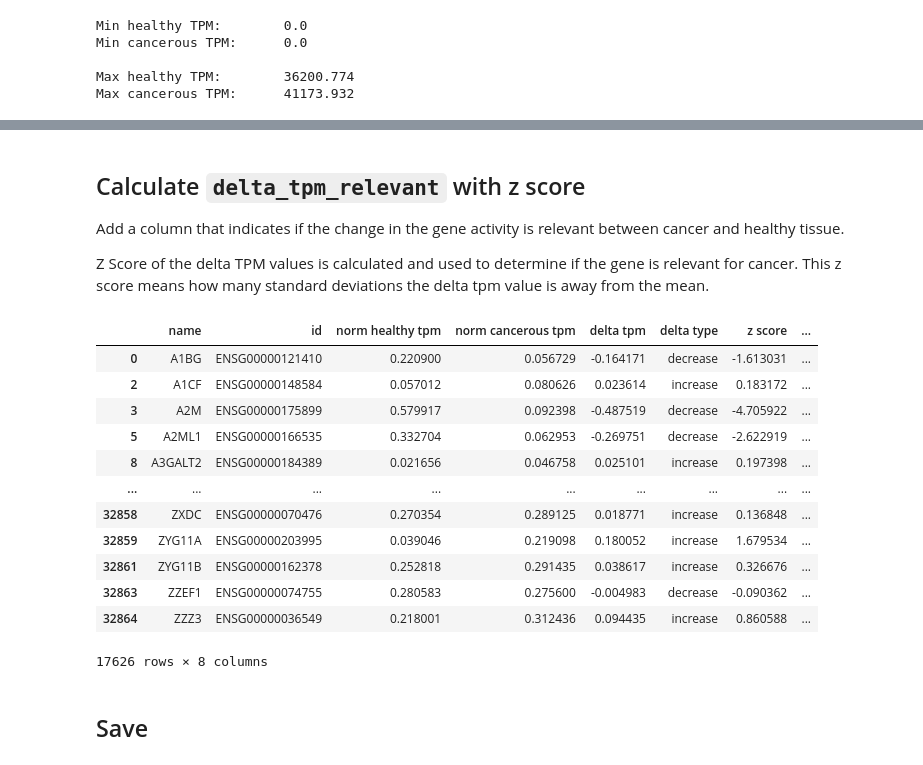
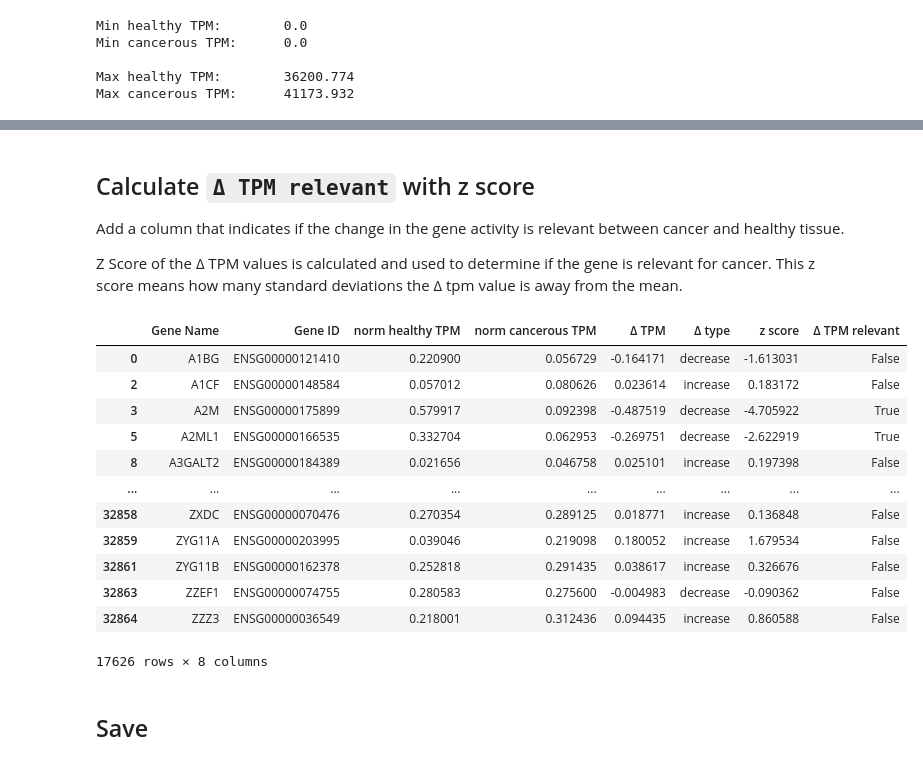
Before and after one commit to SiBergmann/gene_activity_in_lung_cancer, a Jupyter notebook: code/gene_nodes.ipynb, the cells around one changed output, grey strips where cells are left out. Drawn from its saved outputs; the diff is of its cells as text; code cells hidden in the pictures.

```diff
--- a/code/gene_nodes.ipynb
+++ b/code/gene_nodes.ipynb
@@ -38,10 +39,10 @@ len(protein_genes)
 df_nodes_cancer = df_cmp.copy()
 df_nodes_healthy = df_gtex.copy()
 
-df_nodes_genes = df_nodes_cancer.merge(df_nodes_healthy, on='id', how='inner')
+df_nodes_genes = df_nodes_cancer.merge(df_nodes_healthy, on='Gene ID', how='inner')
 
 # filter out those without gene-protein connection
-df_nodes_genes = df_nodes_genes[df_nodes_genes['id'].isin(protein_genes)]
+df_nodes_genes = df_nodes_genes[df_nodes_genes['Gene ID'].isin(protein_genes)]
 
 print(f"There are {df_nodes_genes.shape[0]} rows in the merged dataset. All have a healthy and a cancer TPM value.")
 
@@ -90,15 +91,15 @@ Max healthy TPM:        36200.774
 Max cancerous TPM:      41173.932
 # %%
 # min and max over two datasets
-min_tpm = min(df_nodes_genes['healthy tpm'].min(),
-              df_nodes_genes['cancerous tpm'].min()
+min_tpm = min(df_nodes_genes['healthy TPM'].min(),
+              df_nodes_genes['cancerous TPM'].min()
               )
-max_tpm = max(df_nodes_genes['healthy tpm'].max(),
-              df_nodes_genes['cancerous tpm'].max()
+max_tpm = max(df_nodes_genes['healthy TPM'].max(),
+              df_nodes_genes['cancerous TPM'].max()
               )
 
 # perform log normalization
-df_nodes_genes['norm healthy tpm'] = log_norm_scaling(df_nodes_genes['healthy tpm'], min_tpm, max_tpm)
-df_nodes_genes['norm cancerous tpm'] = log_norm_scaling(df_nodes_genes['cancerous tpm'], min_tpm, max_tpm)
+df_nodes_genes['norm healthy TPM'] = log_norm_scaling(df_nodes_genes['healthy TPM'], min_tpm, max_tpm)
+df_nodes_genes['norm cancerous TPM'] = log_norm_scaling(df_nodes_genes['cancerous TPM'], min_tpm, max_tpm)
 # %%
 # norm healthy tpm
@@ -119,4 +126,4 @@ plt.show()
 # %%
-df_nodes_genes.drop(columns=['healthy tpm', 'cancerous tpm'], inplace=True)
+df_nodes_genes.drop(columns=['healthy TPM', 'cancerous TPM'], inplace=True)
 df_nodes_genes
 # %% [output]
@@ -138,8 +145,8 @@ df_nodes_genes
 
 value of the difference between the normalized cancerous tpm and normalized healthy tpm
 # %%
-df_nodes_genes['delta tpm'] = df_nodes_genes['norm cancerous tpm'] - df_nodes_genes['norm healthy tpm']
-df_nodes_genes['delta type'] = np.where(df_nodes_genes['delta tpm'] > 0, 'increase', 'decrease')
+df_nodes_genes['Δ TPM'] = df_nodes_genes['norm cancerous TPM'] - df_nodes_genes['norm healthy TPM']
+df_nodes_genes['Δ type'] = np.where(df_nodes_genes['Δ TPM'] > 0, 'increase', 'decrease')
 
 df_nodes_genes
 # %% [output]
@@ -169,31 +176,31 @@ plt.show()
 # %% [markdown]
-## Calculate `delta_tpm_relevant` with z score
+## Calculate `Δ TPM relevant` with z score
 Add a column that indicates if the change in the gene activity is relevant between cancer and healthy tissue.
 
 
-Z Score of the delta TPM values is calculated and used to determine if the gene is relevant for cancer.
-This z score means how many standard deviations the delta tpm value is away from the mean.
+Z Score of the Δ TPM values is calculated and used to determine if the gene is relevant for cancer.
+This z score means how many standard deviations the Δ tpm value is away from the mean.
 # %%
-df_nodes_genes['z score'] = zscore(df_nodes_genes['delta tpm'])
+df_nodes_genes['z score'] = zscore(df_nodes_genes['Δ TPM'])
 
 # 1.96 for the highest 5% and the lowest 5% of the normal distribution
 z_threshold = 1.96
-df_nodes_genes['delta tpm relevant'] = df_nodes_genes['z score'].abs() > z_threshold
+df_nodes_genes['Δ TPM relevant'] = df_nodes_genes['z score'].abs() > z_threshold
 
 df_nodes_genes
 # %% [output]
-|  | name | id | norm healthy tpm | norm cancerous tpm | delta tpm | delta type | z score | ... |
-| 0 | A1BG | ENSG00000121410 | 0.220900 | 0.056729 | -0.164171 | decrease | -1.613031 | ... |
-| 2 | A1CF | ENSG00000148584 | 0.057012 | 0.080626 | 0.023614 | increase | 0.183172 | ... |
-| 3 | A2M | ENSG00000175899 | 0.579917 | 0.092398 | -0.487519 | decrease | -4.705922 | ... |
-| 5 | A2ML1 | ENSG00000166535 | 0.332704 | 0.062953 | -0.269751 | decrease | -2.622919 | ... |
-| 8 | A3GALT2 | ENSG00000184389 | 0.021656 | 0.046758 | 0.025101 | increase | 0.197398 | ... |
+|  | Gene Name | Gene ID | norm healthy TPM | norm cancerous TPM | Δ TPM | Δ type | z score | Δ TPM relevant |
+| 0 | A1BG | ENSG00000121410 | 0.220900 | 0.056729 | -0.164171 | decrease | -1.613031 | False |
+| 2 | A1CF | ENSG00000148584 | 0.057012 | 0.080626 | 0.023614 | increase | 0.183172 | False |
+| 3 | A2M | ENSG00000175899 | 0.579917 | 0.092398 | -0.487519 | decrease | -4.705922 | True |
+| 5 | A2ML1 | ENSG00000166535 | 0.332704 | 0.062953 | -0.269751 | decrease | -2.622919 | True |
+| 8 | A3GALT2 | ENSG00000184389 | 0.021656 | 0.046758 | 0.025101 | increase | 0.197398 | False |
 | ... | ... | ... | ... | ... | ... | ... | ... | ... |
-| 32858 | ZXDC | ENSG00000070476 | 0.270354 | 0.289125 | 0.018771 | increase | 0.136848 | ... |
-| 32859 | ZYG11A | ENSG00000203995 | 0.039046 | 0.219098 | 0.180052 | increase | 1.679534 | ... |
-| 32861 | ZYG11B | ENSG00000162378 | 0.252818 | 0.291435 | 0.038617 | increase | 0.326676 | ... |
-| 32863 | ZZEF1 | ENSG00000074755 | 0.280583 | 0.275600 | -0.004983 | decrease | -0.090362 | ... |
-| 32864 | ZZZ3 | ENSG00000036549 | 0.218001 | 0.312436 | 0.094435 | increase | 0.860588 | ... |
+| 32858 | ZXDC | ENSG00000070476 | 0.270354 | 0.289125 | 0.018771 | increase | 0.136848 | False |
+| 32859 | ZYG11A | ENSG00000203995 | 0.039046 | 0.219098 | 0.180052 | increase | 1.679534 | False |
+| 32861 | ZYG11B | ENSG00000162378 | 0.252818 | 0.291435 | 0.038617 | increase | 0.326676 | False |
+| 32863 | ZZEF1 | ENSG00000074755 | 0.280583 | 0.275600 | -0.004983 | decrease | -0.090362 | False |
+| 32864 | ZZZ3 | ENSG00000036549 | 0.218001 | 0.312436 | 0.094435 | increase | 0.860588 | False |
 17626 rows × 8 columns
 # %% [markdown]
 ## Save
```
Also changed, not shown: parts of 11 cells of this notebook, 9 other files.
